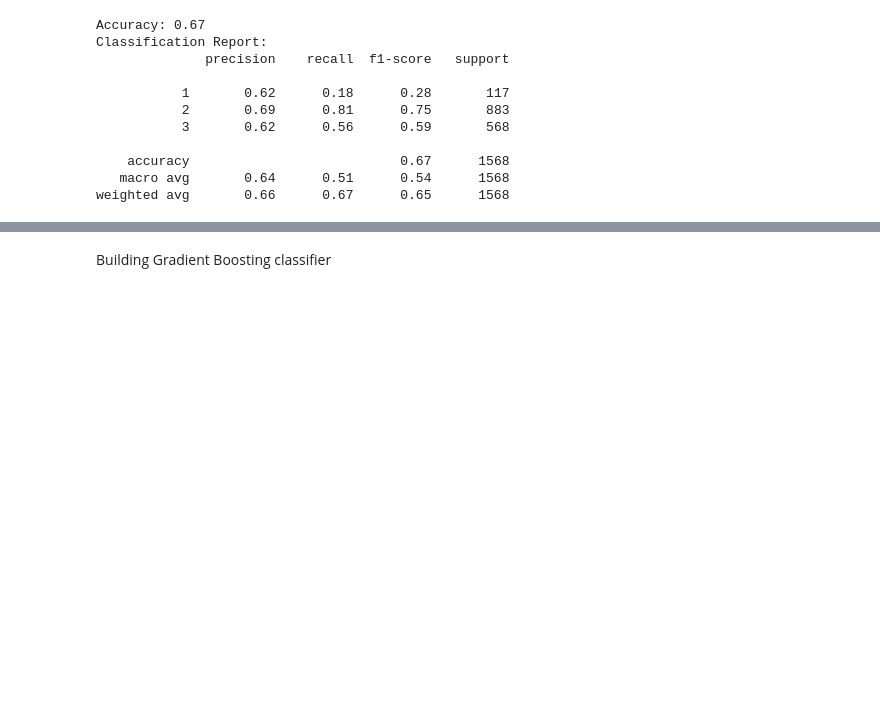
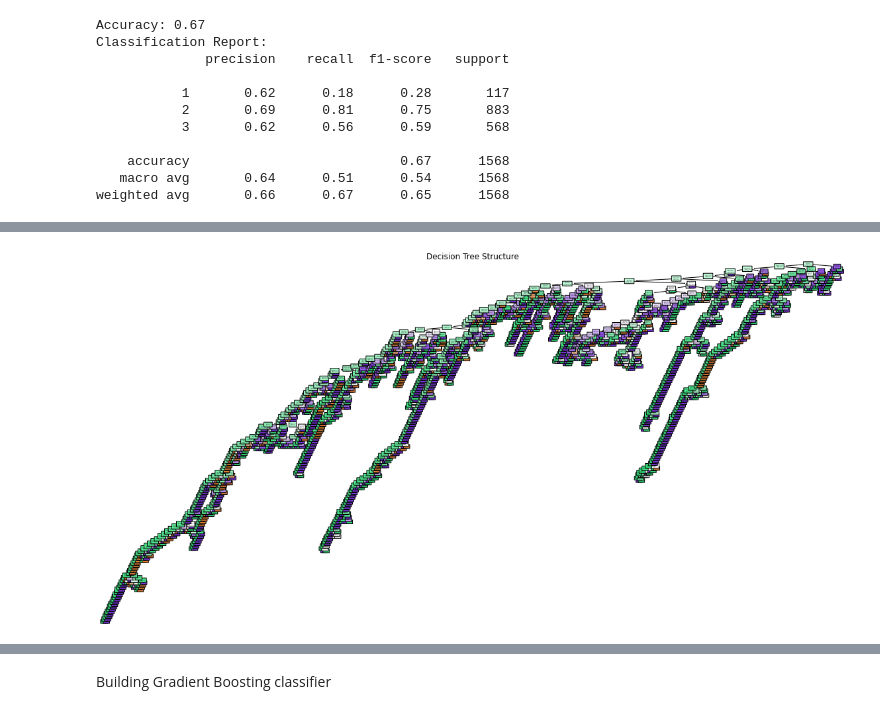
Before and after one commit to byrdwcrawford/NLP-Sentiment-Classification, a Jupyter notebook: NLP Notebook-ColumnTransformer.ipynb, the cells around one changed output, grey strips where cells are left out. Saved outputs shown, nothing was run; the diff lists cells and outputs as text; code cells hidden in the pictures; blank space fills up the shorter version.

```diff
--- a/NLP Notebook-ColumnTransformer.ipynb
+++ b/NLP Notebook-ColumnTransformer.ipynb
@@ -850,0 +946,14 @@ print(classification_report(y_test, y_pred_decision_tree))
+# %%
+from sklearn.tree import plot_tree
+
+# Visualization: Decision Tree Structure
+plt.figure(figsize=(20, 10))
+plot_tree(decision_tree_pipeline.named_steps['classifier'],
+          feature_names=get_feature_names(decision_tree_pipeline.named_steps['preprocessor']),
+          class_names=[str(cls) for cls in np.unique(y_train)],
+          filled=True,
+          rounded=True)
+plt.title('Decision Tree Structure')
+plt.show()
+# %% [output]
+[figure, added]
```
Also changed, not shown: parts of 71 cells of this notebook, 9 other files.
